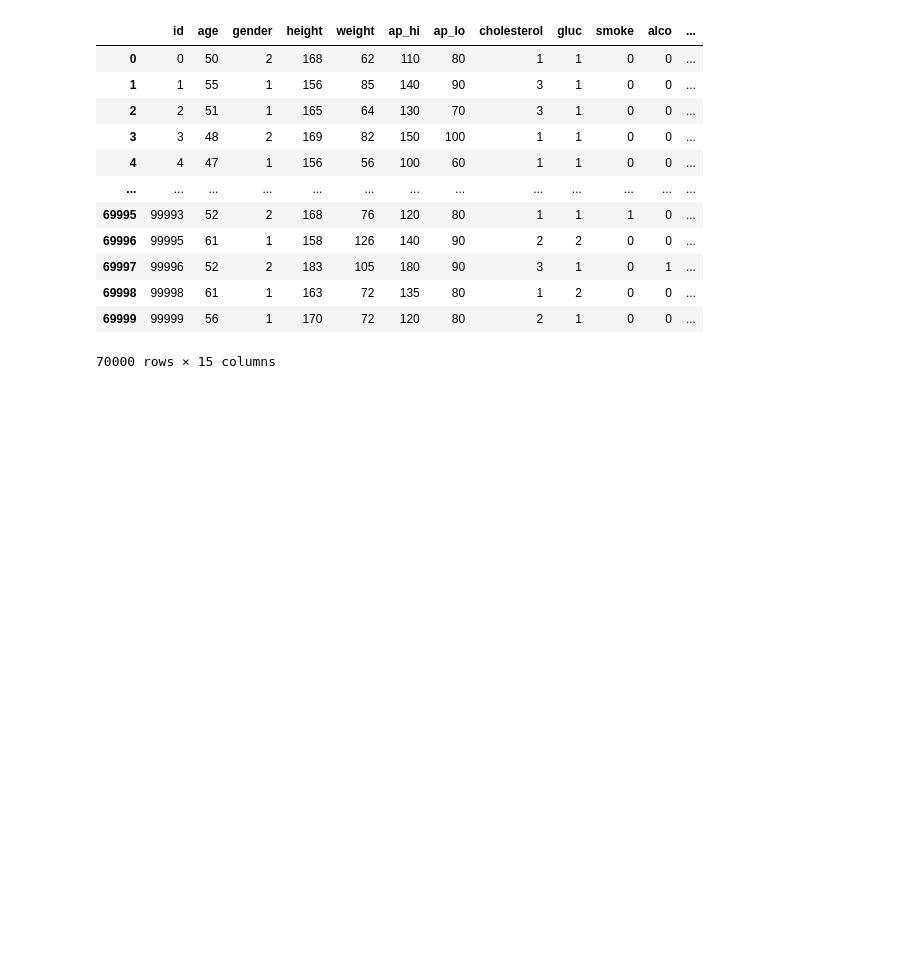
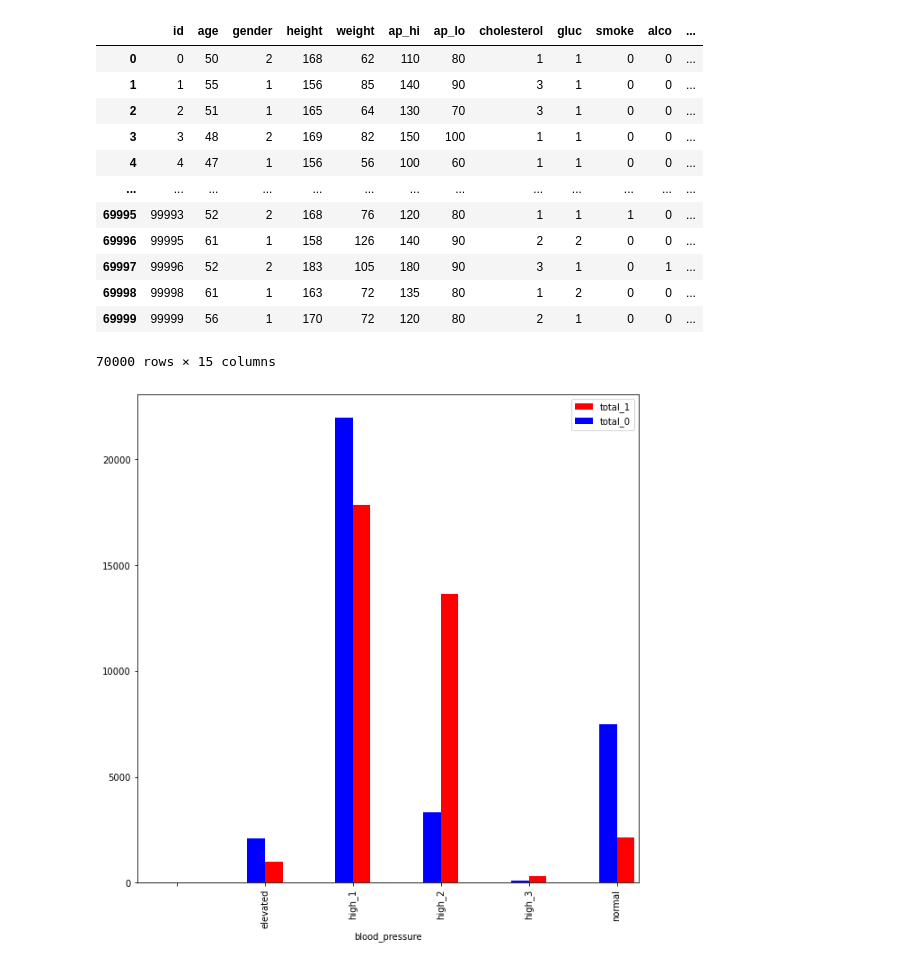
Before and after one commit to HenriqueCR1291/cardio_catch_diseases, a Jupyter notebook: m01_cardio_catch_diseases.ipynb, the cells around one changed output. Cells and saved outputs as stored; diff of their text form; code cells hidden in the pictures; blank space fills up the shorter version.

```diff
--- a/m01_cardio_catch_diseases.ipynb
+++ b/m01_cardio_catch_diseases.ipynb
@@ -1132,3 +1132,23 @@ df3
 | 69998 | 99998 | 61 | 1 | 163 | 72 | 135 | 80 | 1 | 2 | 0 | 0 | ... |
 | 69999 | 99999 | 56 | 1 | 170 | 72 | 120 | 80 | 2 | 1 | 0 | 0 | ... |
 70000 rows × 15 columns
+# %%
+aux1 = df3[(df3['cardio'] >= 1)]
+aux1 = aux1[['blood_pressure', 'cardio']].groupby('blood_pressure').size().reset_index().rename(columns={0:'total_1'})
+aux1
+
+aux2 = df3[(df3['cardio'] <= 0)]
+aux2 = aux2[['blood_pressure', 'cardio']].groupby('blood_pressure').size().reset_index().rename(columns={0:'total_0'})
+aux2
+
+fig = plt.figure(figsize=(10,10))
+
+ax = fig.add_subplot(111)
+
+width = 0.2
+
+aux1.plot(x='blood_pressure', y='total_1', kind='bar', color='red', ax=ax, width=width, position=0)
+aux2.plot(x='blood_pressure', y='total_0', kind='bar', color='blue', ax=ax, width=width, position=1)
+plt.show()
+# %% [output]
+[figure, added]
```
Also changed, not shown: parts of 4 cells of this notebook.
